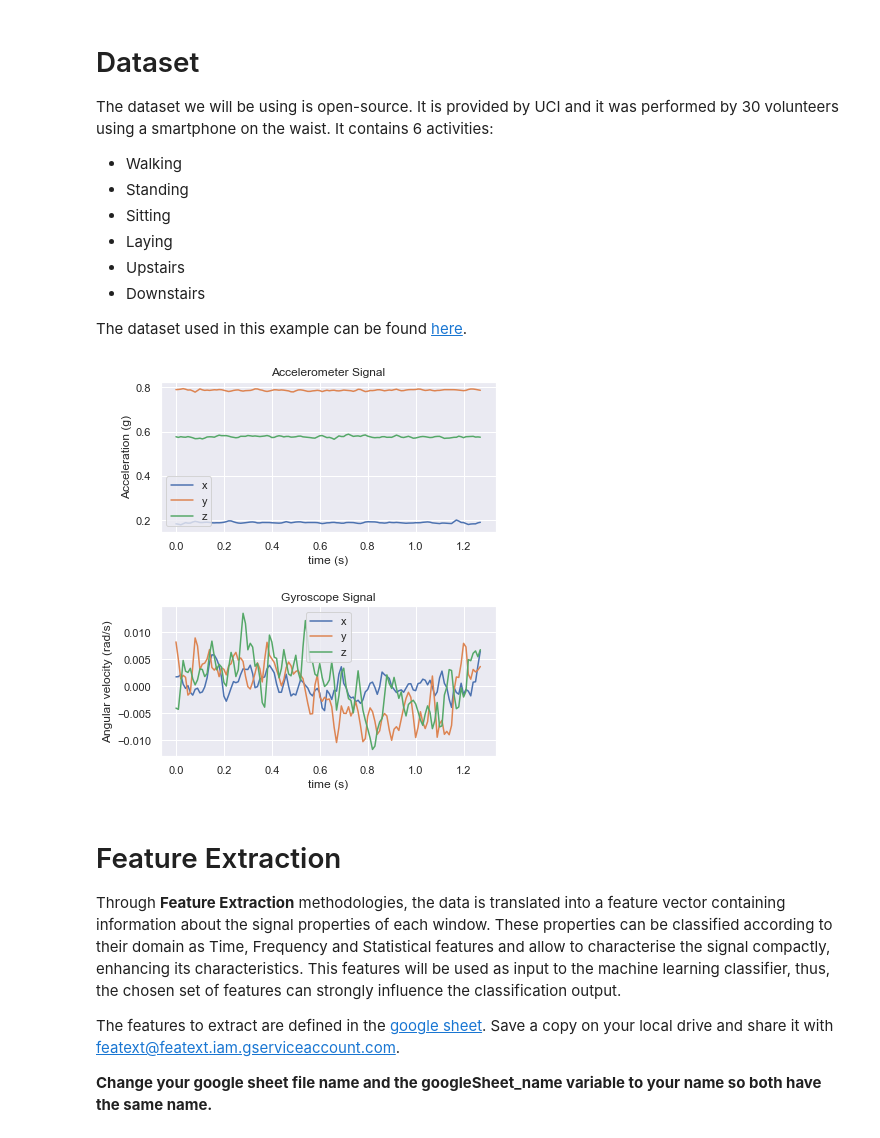
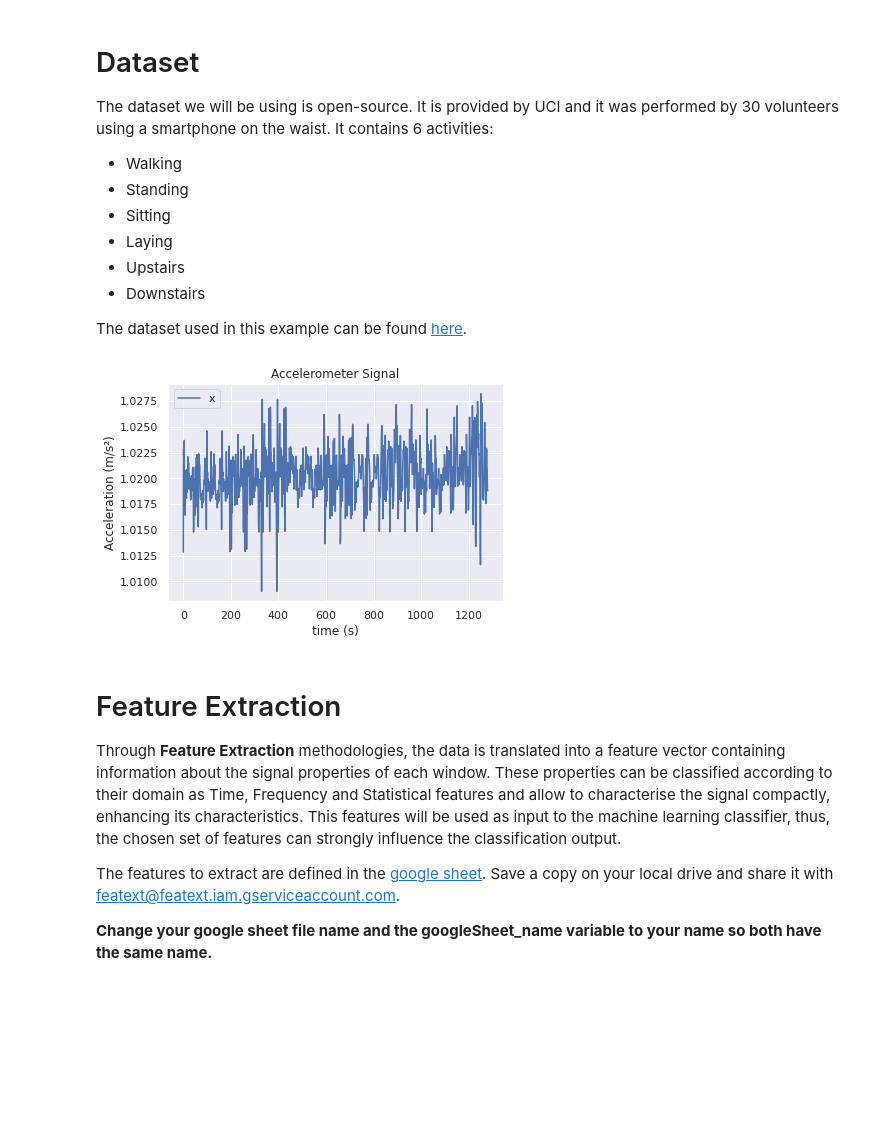
Before and after one commit to fraunhoferportugal/tsfel, a Jupyter notebook: notebooks/TSFEL_HAR_Example.ipynb, the cells around one changed output. Drawn from its saved outputs; the diff is of its cells as text; code cells hidden in the pictures; blank space fills up the shorter version.

```diff
--- a/notebooks/TSFEL_HAR_Example.ipynb
+++ b/notebooks/TSFEL_HAR_Example.ipynb
@@ -99,32 +73,19 @@ activity_labels = np.array(pd.read_csv('UCI HAR Dataset/activity_labels.txt', he
 
 # dataset sampling frequency
 fs = 100
-# %%
-#@Signal Preview
-%matplotlib inline
-
-window_number = 60
-plot_axis = ['x', 'y', 'z']
-
-plt.figure()
-plt.subplot(2,1,1)
-[plt.plot(np.arange(len(x_train_sig[window_number]))/fs, x_train_sig[window_number]['acc' + ax]) for ax in plot_axis]
-plt.xlabel("time (s)")
-plt.ylabel("Acceleration (g)")
-plt.title("Accelerometer Signal")
-plt.legend(plot_axis)
-
-plt.subplot(2,1,2)
-[plt.plot(np.arange(len(x_train_sig[window_number]))/fs, x_train_sig[window_number]['gyro' + ax]) for ax in plot_axis]
-plt.xlabel("time (s)")
-plt.ylabel("Angular velocity (rad/s)")
-plt.title("Gyroscope Signal")
-plt.legend(plot_axis)
-plt.subplots_adjust(left=None, bottom=-0.3, right=None, top=1, wspace=None, hspace=0.5)
-
-plt.show()
-# %% [output]
-[figure, removed]
+# %%
+#@Signal Preview
+%matplotlib inline
+plt.figure()
+plt_size = 10
+plt.plot(np.concatenate(x_train_sig[0:plt_size],axis=0))
+plt.xlabel("time (s)")
+plt.ylabel("Acceleration (m/s²)")
+plt.title("Accelerometer Signal")
+plt.legend('x axis')
+plt.show()
+# %% [output]
+[figure, added]
 # %% [markdown]
 # Feature Extraction
 
```
Also changed, not shown: parts of 6 cells of this notebook.
